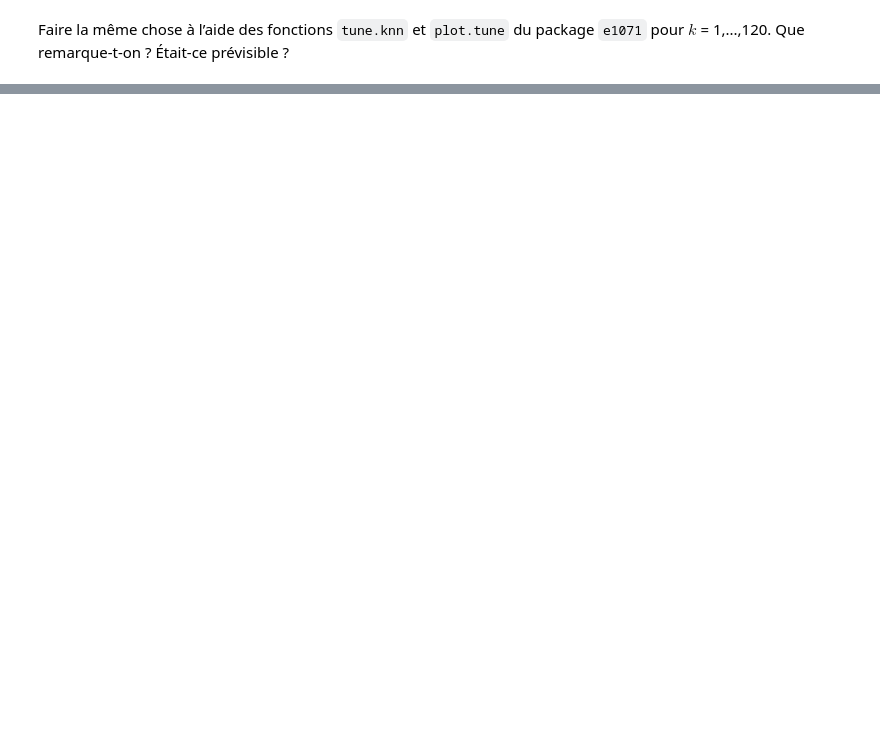
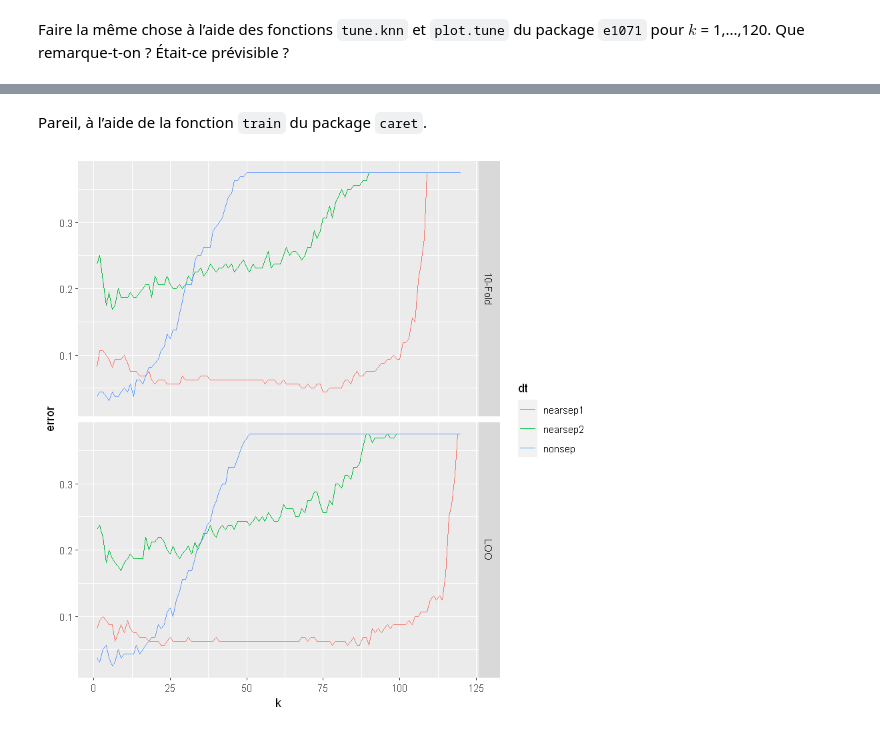
Before and after one commit to Lrakotoson/M_R, a Jupyter notebook: S3/Machine Learning/TP1 - KNN/KNN.ipynb, the cells around one changed output, grey strips where cells are left out. Drawn from its saved outputs; the diff is of its cells as text; code cells hidden in the pictures; blank space fills up the shorter version.

```diff
--- a/S3/Machine Learning/TP1 - KNN/KNN.ipynb
+++ b/S3/Machine Learning/TP1 - KNN/KNN.ipynb
@@ -75,0 +124,28 @@ geom_line()
+# %% [markdown]
+Pareil, à l’aide de la fonction `train` du package `caret`.
+# %%
+result <- tibble(k = numeric(), error = numeric(), dt = character(), cv = character())
+for (data in c("nearsep1", "nearsep2", "nonsep")){
+    df <- datasep[[data]]
+    cl <- makePSOCKcluster(6)
+    registerDoParallel(cl)
+    fold <- suppressWarnings(train(
+        Y~., data = df, method = "knn",
+        trControl = trainControl(method = "cv", number = 10), tuneGrid = data.frame(k = 1:120)))
+    loo <- suppressWarnings(train(
+        Y~., data = df, method = "knn",
+        trControl = trainControl(method = "LOOCV"), tuneGrid = data.frame(k = 1:120)))
+    on.exit(stopCluster(cl))
+    performances <- fold$results %>%
+        mutate(cv = "10-Fold", error = 1-Accuracy) %>%
+        bind_rows((loo$results %>% mutate(cv = "LOO", error = 1-Accuracy))) %>%
+        mutate(dt = data) %>%
+        select(k, error, dt, cv)
+    result <- result %>% bind_rows(performances)
+}
+
+result %>%
+ggplot() + aes(x = k, y = error, color = dt) +
+geom_line() + facet_grid(cv~.)
+# %% [output]
+[figure, added]
```
Also changed, not shown: parts of 5 cells of this notebook, 1 other file.
